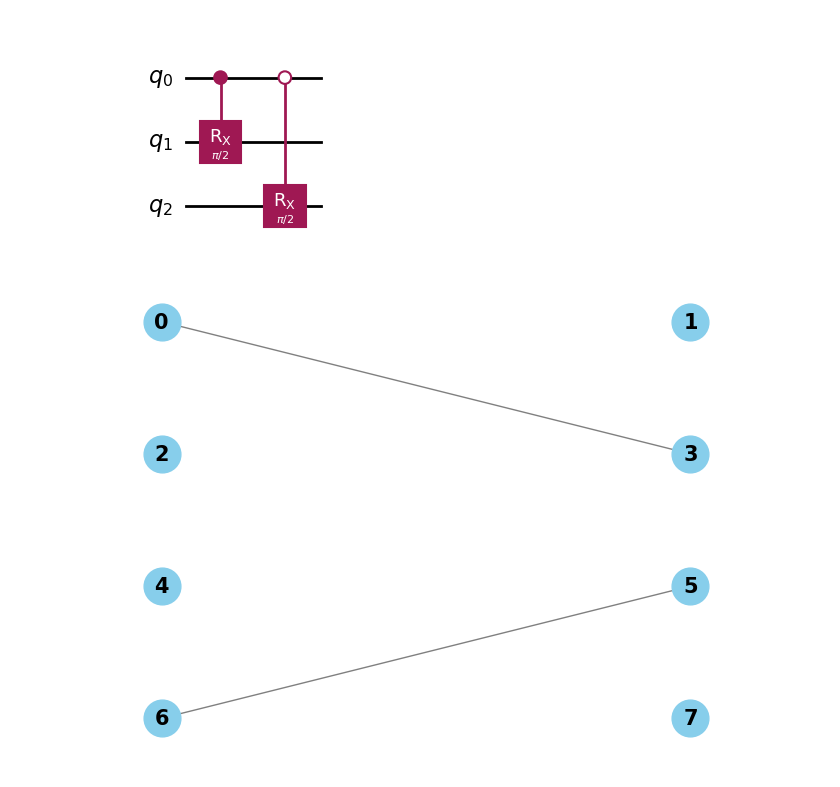
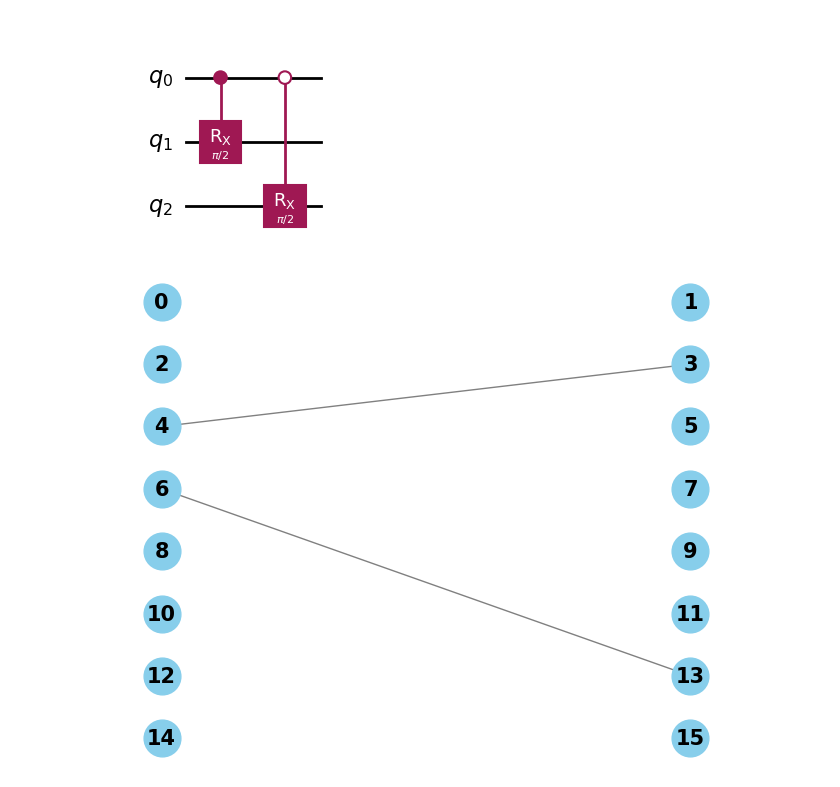
Before and after one commit to Mostafa-Atallah2020/ctqw-matching-decomp, a Jupyter notebook: examples/Expressions for Graphs.ipynb, the cells around one changed output. Cells and saved outputs as stored; diff of their text form; code cells hidden in the pictures.

Commit message:
Example for 4 qubit diagonal edges case

```diff
--- a/examples/Expressions for Graphs.ipynb
+++ b/examples/Expressions for Graphs.ipynb
@@ -72,18 +72,21 @@ The Quantum Circuit: (simplified)
 # %%
 # edges = {('000','011'),
 #          ('010','101'),
 #          ('110','111')}
 
 # edges = {('000','011'),
 #          ('110','111')}
 
-edges = {('000','011'),
-         ('101','110')}
+edges = {('0100','0011'),
+         ('1101','0110')}
+
+# edges = {('000','011'),
+#          ('101','110')}
 
 G = DiagonalEdgeGraph(edges)
 G.draw()
 # %% [output]
-[figure, old version]
+[figure, new version]
 # %%
 for e in G.candidates:
     cnots_lists = []
```
Also changed, not shown: parts of 2 cells of this notebook.
